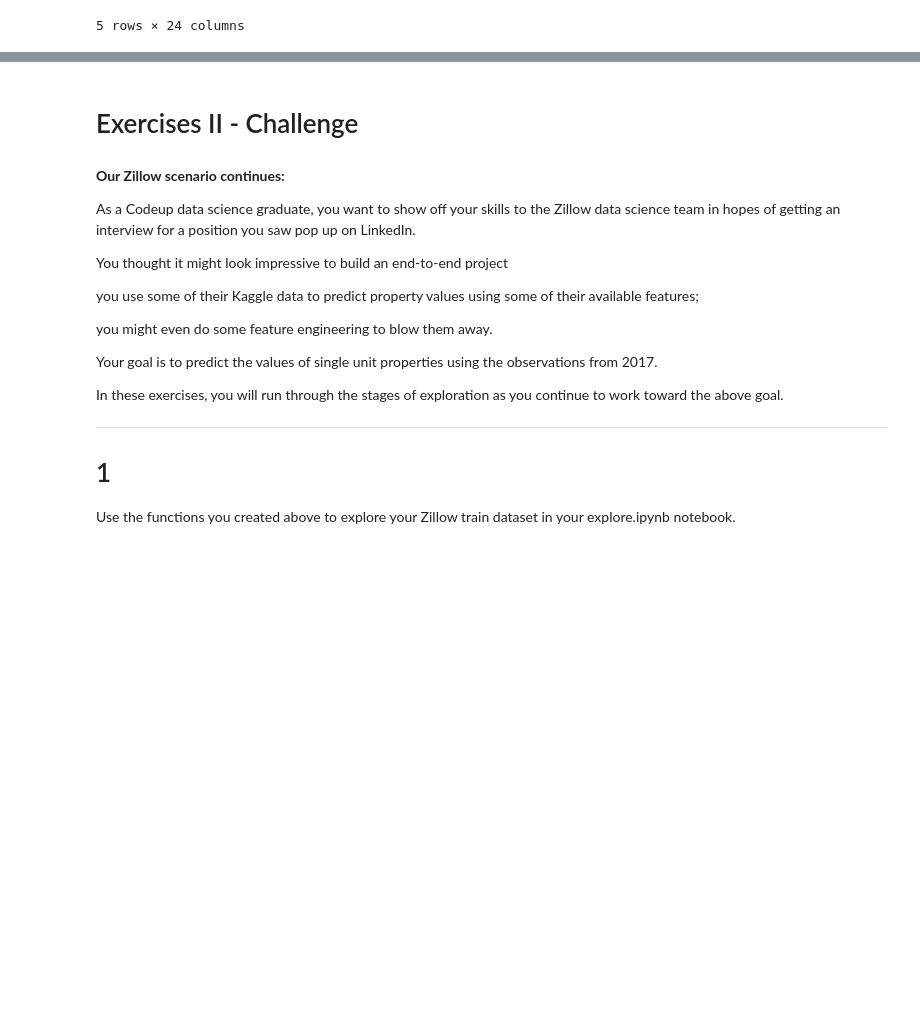
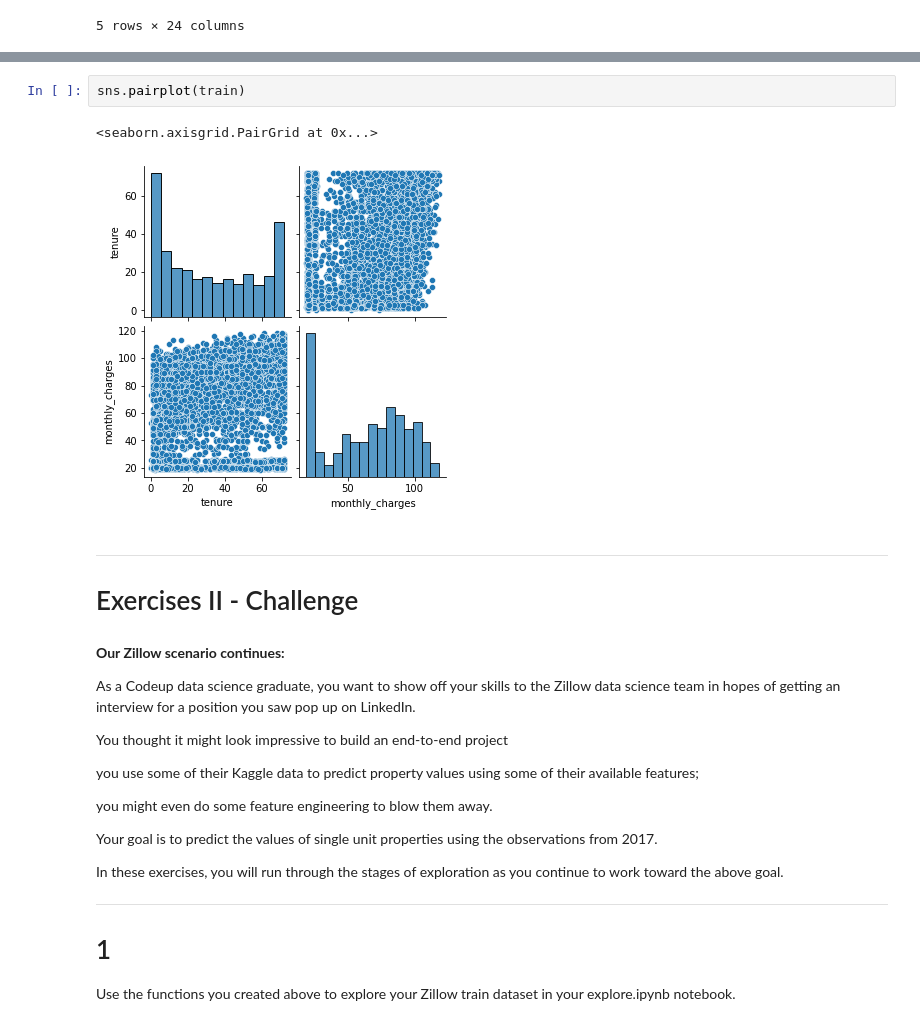
Before and after one commit to VelasquezAlejandro044/regression-exercises, a Jupyter notebook: explore.ipynb, the cells around one changed output, grey strips where cells are left out. Cells and saved outputs as stored; diff of their text form; blank space fills up the shorter version.

```diff
--- a/explore.ipynb
+++ b/explore.ipynb
@@ -93,4 +121,10 @@ import wrangle
+# %%
+sns.pairplot(train)
+# %% [output]
+<seaborn.axisgrid.PairGrid at 0x...>
+[figure, added]
 # %% [markdown]
+---------------------
 # Exercises II - Challenge
 # %% [markdown]
 **Our Zillow scenario continues:**
```
Also changed, not shown: parts of 15 cells of this notebook, 1 other file.
